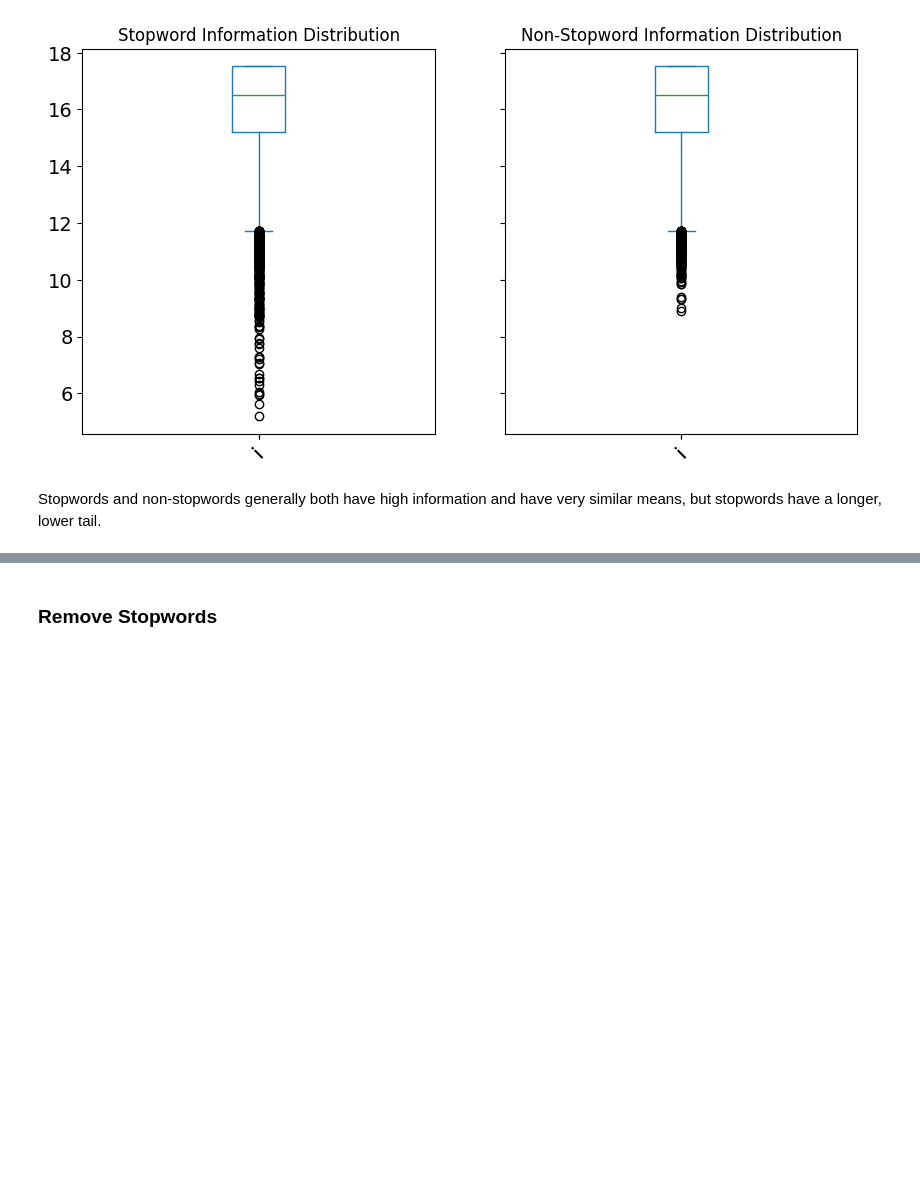
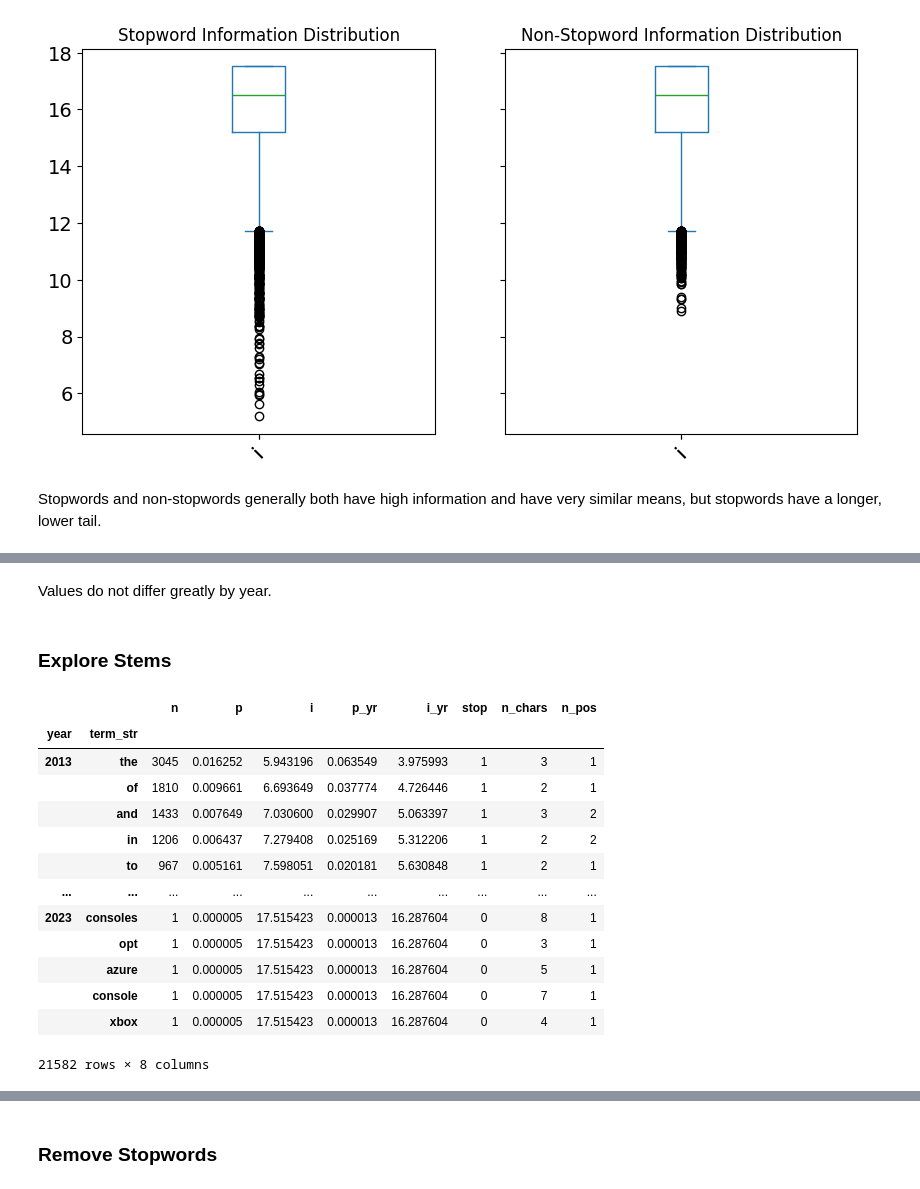
Before and after one commit to caroline-kranefuss/evolving_sentiment_climate, a Jupyter notebook: notebooks/stopwords.ipynb, the cells around one changed output, grey strips where cells are left out. Saved outputs shown, nothing was run; the diff lists cells and outputs as text; code cells hidden in the pictures; blank space fills up the shorter version.

```diff
--- a/notebooks/stopwords.ipynb
+++ b/notebooks/stopwords.ipynb
@@ -130,0 +188,21 @@ Stopwords and non-stopwords generally both have high information and have very s
+# %% [markdown]
+Values do not differ greatly by year.
+# %% [markdown]
+### Explore Stems
+# %%
+VOCAB
+# %% [output]
+|  |  | n | p | i | p_yr | i_yr | stop | n_chars | n_pos |
+| year | term_str |  |  |  |  |  |  |  |  |
+| 2013 | the | 3045 | 0.016252 | 5.943196 | 0.063549 | 3.975993 | 1 | 3 | 1 |
+|  | of | 1810 | 0.009661 | 6.693649 | 0.037774 | 4.726446 | 1 | 2 | 1 |
+|  | and | 1433 | 0.007649 | 7.030600 | 0.029907 | 5.063397 | 1 | 3 | 2 |
+|  | in | 1206 | 0.006437 | 7.279408 | 0.025169 | 5.312206 | 1 | 2 | 2 |
+|  | to | 967 | 0.005161 | 7.598051 | 0.020181 | 5.630848 | 1 | 2 | 1 |
+| ... | ... | ... | ... | ... | ... | ... | ... | ... | ... |
+| 2023 | consoles | 1 | 0.000005 | 17.515423 | 0.000013 | 16.287604 | 0 | 8 | 1 |
+|  | opt | 1 | 0.000005 | 17.515423 | 0.000013 | 16.287604 | 0 | 3 | 1 |
+|  | azure | 1 | 0.000005 | 17.515423 | 0.000013 | 16.287604 | 0 | 5 | 1 |
+|  | console | 1 | 0.000005 | 17.515423 | 0.000013 | 16.287604 | 0 | 7 | 1 |
+|  | xbox | 1 | 0.000005 | 17.515423 | 0.000013 | 16.287604 | 0 | 4 | 1 |
+21582 rows × 8 columns
```
Also changed, not shown: parts of 14 cells of this notebook, 15 other files.
